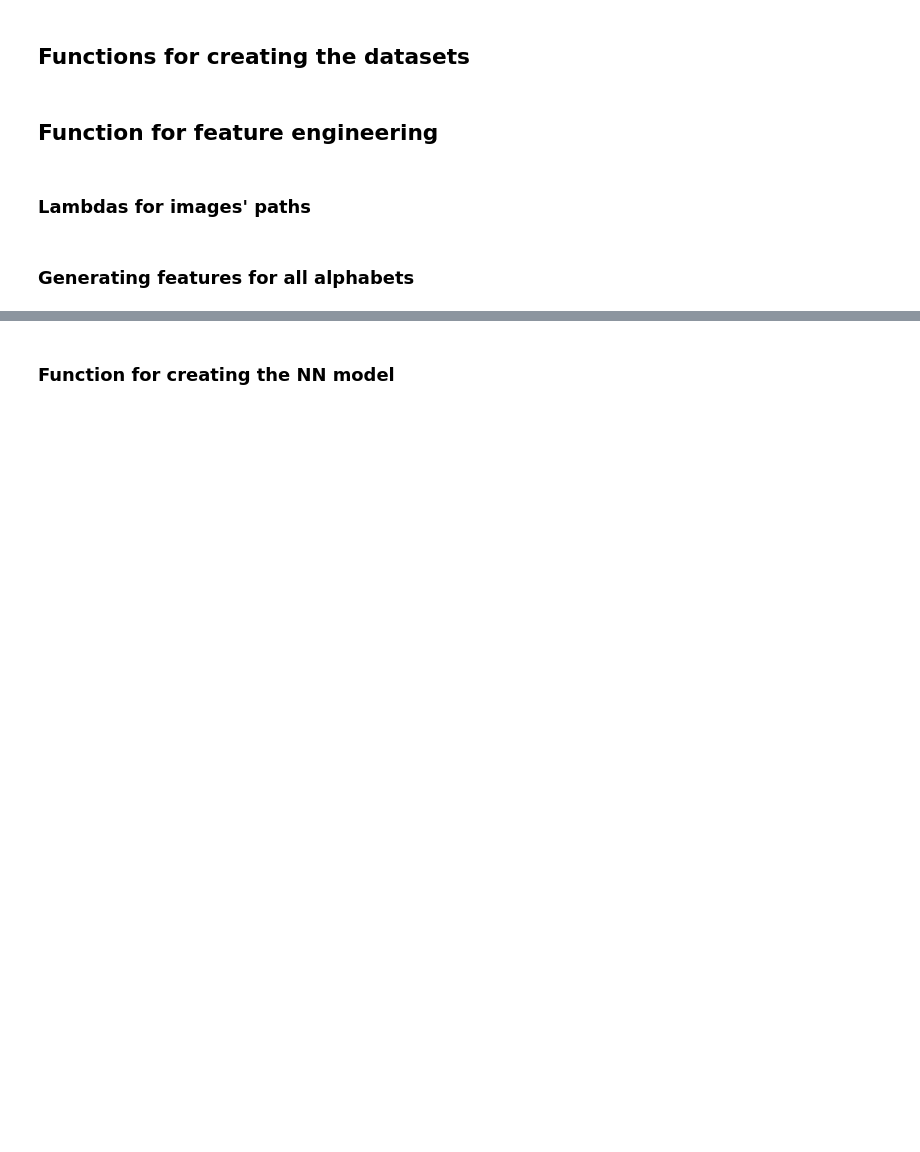
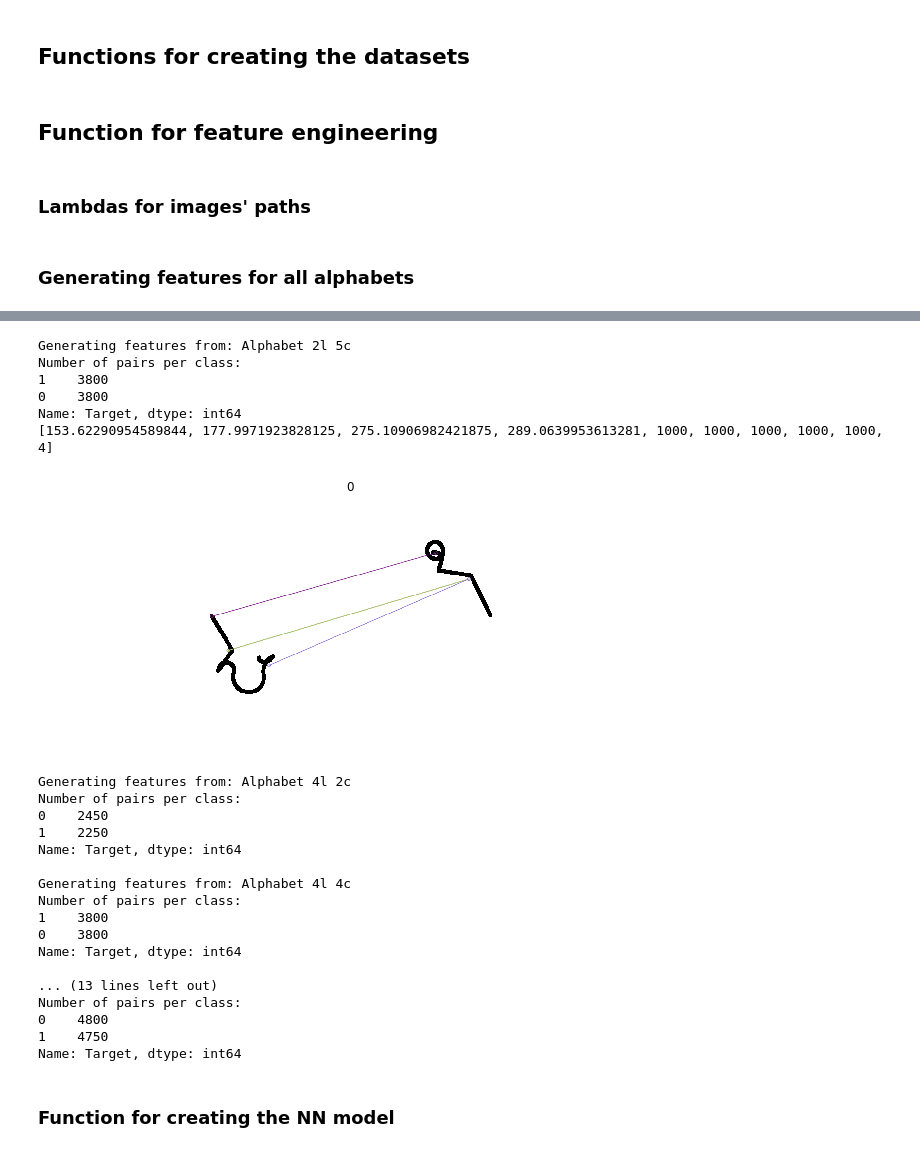
Before and after one commit to nikolahitek/iis-project, a Jupyter notebook: IIS_Reptile.ipynb, the cells around one changed output, grey strips where cells are left out. Saved outputs shown, nothing was run; the diff lists cells and outputs as text; code cells hidden in the pictures; blank space fills up the shorter version.

```diff
--- a/IIS_Reptile.ipynb
+++ b/IIS_Reptile.ipynb
@@ -170,6 +166,60 @@ Number of pairs per class:
 1    5700
 0    5655
 Name: Target, dtype: int64
+# %%
+pseudo_alphabet_paths = [('E:/Alphabets Project/Alphabet 2l 5c/Images', 20, 20, to_path_mine), \
+                         ('E:/Alphabets Project/Alphabet 4l 2c/Images', 50, 10, to_path_mine), \
+                         ('E:/Alphabets Project/Alphabet 4l 4c/Images', 20, 20, to_path_mine), \
+                         ('E:/Alphabets Project/Alphabet 5l 1c/Images', 25, 20, to_path_mine), \
+                         ('E:/Alphabets Project/Alphabet 7l 3c/Images', 20, 20, to_path_mine), \
+                         ('E:/Alphabets Project/Alphabet 0l 7c/Images', 25, 20, to_path_mine)]
+
+pseudo_alphabets = [] # consist of (name, features, y) for every alphabet
+
+draw = True
+for path, c, i, to_path in pseudo_alphabet_paths:
+
+    print('\nGenerating features from: ' + path.split('/')[2])
+
+    os.chdir(path)
+    data = create_data_df(c, i, to_path)
+
+    print('Number of pairs per class:')
+    print(data['Target'].value_counts())
+
+    X_first_images = load_images(data.First.values)
+    X_second_images = load_images(data.Second.values)
+    y = data.Target.values
+
+    features = create_features(X_first_images, X_second_images, y, draw)
+    draw = False
+
+    pseudo_alphabets.append((path.split('/')[2], features, y))
+# %% [output]
+Generating features from: Alphabet 2l 5c
+Number of pairs per class:
+1    3800
+0    3800
+Name: Target, dtype: int64
+[153.62290954589844, 177.9971923828125, 275.10906982421875, 289.0639953613281, 1000, 1000, 1000, 1000, 1000, 4]
+[figure, added]
+Generating features from: Alphabet 4l 2c
+Number of pairs per class:
+0    2450
+1    2250
+Name: Target, dtype: int64
+
+Generating features from: Alphabet 4l 4c
+Number of pairs per class:
+1    3800
+0    3800
+Name: Target, dtype: int64
+
+... (13 lines left out)
+Number of pairs per class:
+0    4800
+1    4750
+Name: Target, dtype: int64
 # %% [markdown]
 ### Function for creating the NN model
 # %%
```
Also changed, not shown: parts of 18 cells of this notebook.
